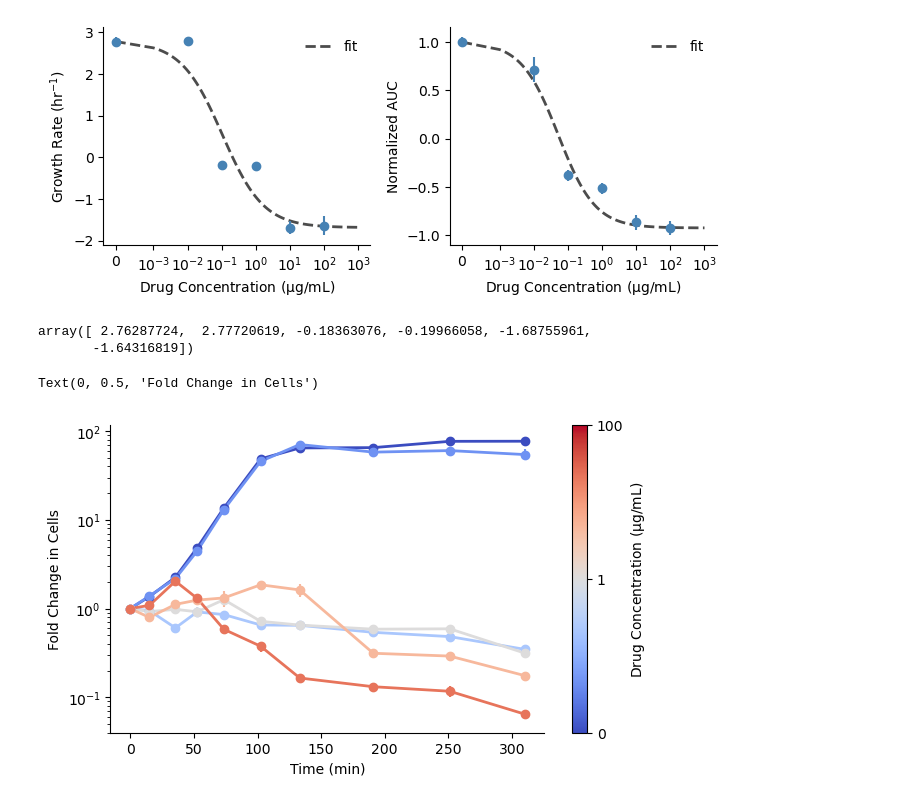
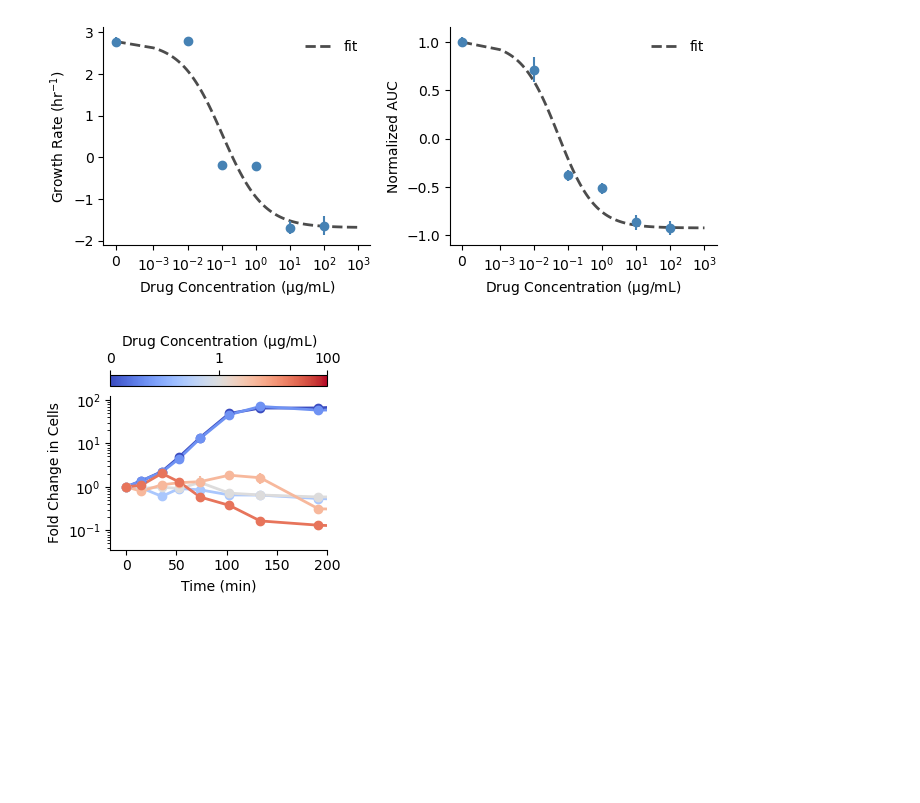
Before and after one commit to eshanking/time-kill-protocol, a Jupyter notebook: data/experiment_code/time_kill_11092023.ipynb, the cells around one changed output. Drawn from its saved outputs; the diff is of its cells as text; code cells hidden in the pictures; blank space fills up the shorter version.

Commit message:
figures for seascapes paper

```diff
--- a/data/experiment_code/time_kill_11092023.ipynb
+++ b/data/experiment_code/time_kill_11092023.ipynb
@@ -590,49 +590,48 @@ fig.tight_layout()
 # fig.savefig('../../figures/pharmacodynamic_fit.pdf',bbox_inches='tight')
 # %% [output]
 [figure]
-# %%
-gr_mean*60
-# %% [output]
-array([ 2.76287724,  2.77720619, -0.18363076, -0.19966058, -1.68755961,
-       -1.64316819])
 # %%
 # cmap = sns.color_palette("colorblind", as_cmap=True)
 # vridis colormap
 cmap = sns.color_palette("coolwarm", as_cmap=True)
 
 
-fig,ax = plt.subplots(figsize=(7,4),sharex=True,sharey=True)
+fig,ax = plt.subplots(figsize=(2.8,2.5))
 
 for j,key in enumerate(cell_count_mean.keys()):
 
     cell_count_t = np.zeros((n_replicates,len(time)))
     for i in range(n_replicates):
         cell_count_t[i,:] = cell_count_raw[key][i]/cell_count_raw[key][i,0]
         # ax.plot(time,cell_count_t,color=cmap[j])
 
     # mean
     cell_count_mean_t = np.mean(cell_count_t,axis=0)
 
     # err
     cell_count_err_t = np.std(cell_count_t,axis=0)/np.sqrt(n_replicates)
 
-    ax.errorbar(time,cell_count_mean_t,yerr=cell_count_err_t,fmt='o',color=cmap(j/6),label=key)
+    ax.errorbar(time,cell_count_mean_t,yerr=cell_count_err_t*np.sqrt(3),fmt='o',color=cmap(j/6),label=key)
     ax.plot(time,cell_count_mean_t,color=cmap(j/6),alpha=1,linewidth=2)
 
     ax.set_yscale('log')
 
     row_indx += 1
 
 ax.spines['right'].set_visible(False)
 ax.spines['top'].set_visible(False)
 
-cbar = fig.colorbar(mpl.cm.ScalarMappable(cmap=cmap),ax=ax)
+cbar = fig.colorbar(mpl.cm.ScalarMappable(cmap=cmap),ax=ax,location='top')
 cbar.set_ticks([0,0.5,1])
 cbar.set_ticklabels([0,1,10**2])
 cbar.set_label('Drug Concentration ($\mathrm{\mu}$g/mL)')
 
 ax.set_xlabel('Time (min)')
 ax.set_ylabel('Fold Change in Cells')
+
+xl = ax.get_xlim()
+ax.set_xlim(xl[0],200)
+
+fig.savefig('../../figures/time_kill_11092023_fold_change.pdf',bbox_inches='tight')
 # %% [output]
-Text(0, 0.5, 'Fold Change in Cells')
-[figure, old version]
+[figure, new version]
```
Also changed, not shown: 3 other files.
